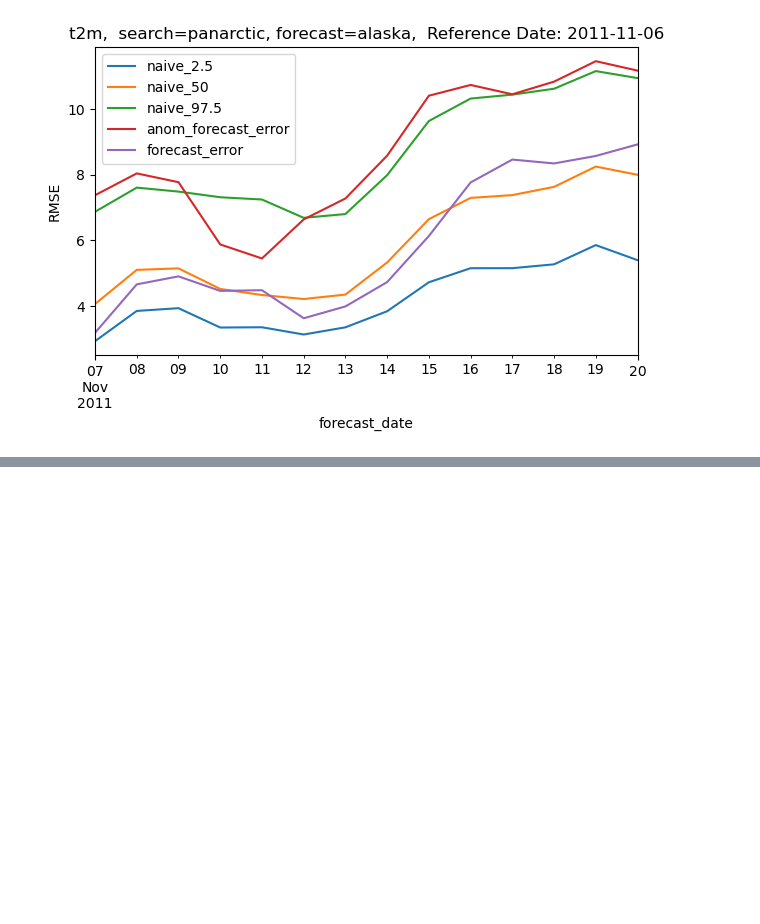
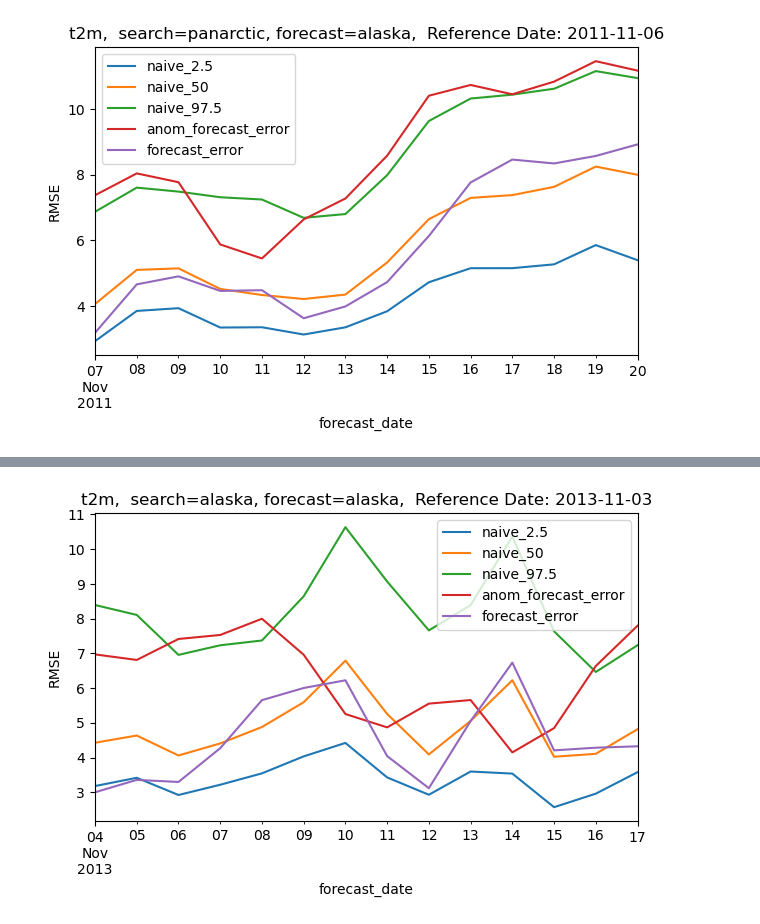
Before and after one commit to ua-snap/analog-forecast, a Jupyter notebook: skill_profiling/Nome_storm_dates_analysis.ipynb, the cells around one changed output, grey strips where cells are left out. Saved outputs shown, nothing was run; the diff lists cells and outputs as text; code cells hidden in the pictures; blank space fills up the shorter version.

```diff
--- a/skill_profiling/Nome_storm_dates_analysis.ipynb
+++ b/skill_profiling/Nome_storm_dates_analysis.ipynb
@@ -228,0 +280,5 @@ for search_domain in ["north_pacific", "northern_hs", "panarctic"]:
+# %%
+kwargs = dict(search_domain="alaska", forecast_domain="alaska", ref_date="2013-11-03")
+plot_error_by_fday_line_chart("t2m", **kwargs)
+# %% [output]
+[figure, added]
```
Also changed, not shown: parts of 8 cells of this notebook.
